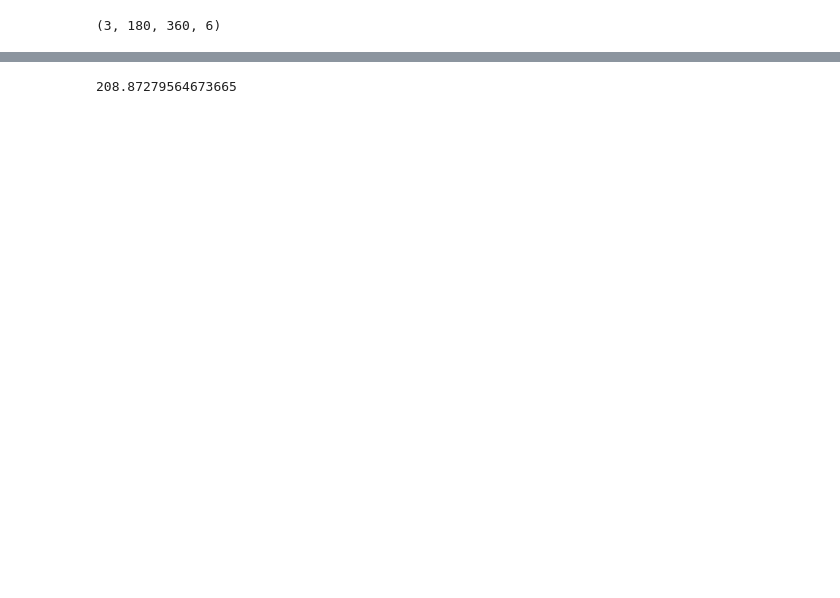
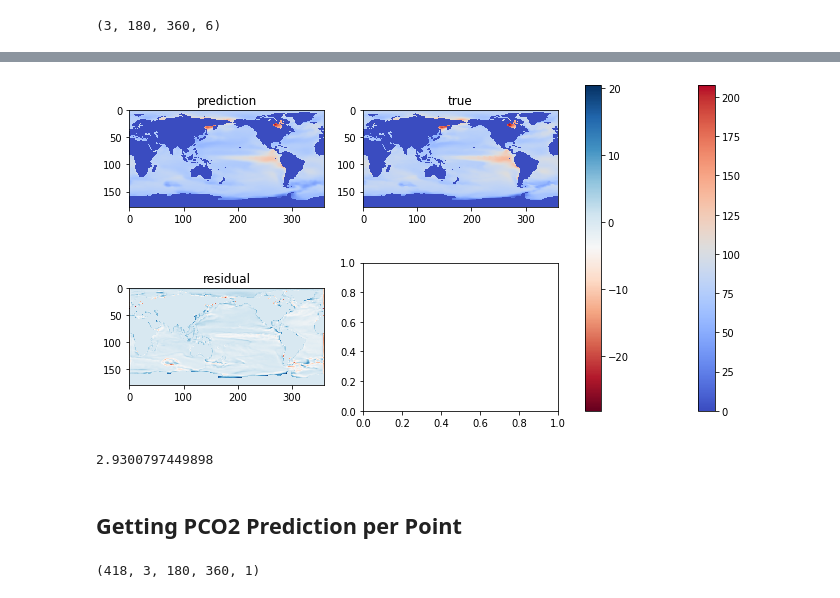
Before and after one commit to sk981102/ocean_co2, a Jupyter notebook: notebooks/cnn_lstm_base.ipynb, the cells around one changed output, grey strips where cells are left out. Saved outputs shown, nothing was run; the diff lists cells and outputs as text; code cells hidden in the pictures; blank space fills up the shorter version.

```diff
--- a/notebooks/cnn_lstm_base.ipynb
+++ b/notebooks/cnn_lstm_base.ipynb
@@ -74,12 +77,11 @@ def custom_rmse(y_true, y_pred):
     custom_rmse(y_true, y_pred)
     calculates root square mean value with focusing only on the ocean
     """
+    y_pred = y_pred[y_true != 0]
+    y_true = y_true[y_true != 0]
     y_pred = tf.convert_to_tensor(y_pred)
     y_true = tf.cast(y_true, y_pred.dtype)
 
-#     y_pred = y_pred[]
-#     y_true =
-
     return K.sqrt(K.mean(tf.math.squared_difference(y_pred, y_true), axis=-1))
 # %%
 from tensorflow import keras
@@ -189,4 +179,28 @@ plt.imshow(predicted_frames[0][0].reshape(6,180,360)[5],cmap="RdBu", interpolati
-# %%
-np.mean((X[0][1].reshape(6,180,360)[5]-predicted_frames[0][0].reshape(6,180,360)[5])**2)
-# %% [output]
-208.87279564673665
+# %%
+predicted_frames[y==0]=0.0
+# %%
+figure, axis = plt.subplots(2, 2,figsize=(12, 6))
+
+
+img=axis[0][0].imshow(np.flipud(predicted_frames[0][1]),cmap="coolwarm", interpolation="nearest")
+axis[0][0].set_title("prediction")
+plt.colorbar(img,ax=axis)
+
+img1=axis[0][1].imshow(np.flipud(y[0][1]),cmap="coolwarm", interpolation="nearest")
+axis[0][1].set_title("true")
+
+diff=np.flipud(np.squeeze(predicted_frames[0][0]-y[0][0]))
+img2=axis[1][0].imshow(diff,cmap="RdBu", interpolation="nearest")
+axis[1][0].set_title("residual")
+plt.colorbar(img2,ax=axis)
+
+plt.show()
+# %% [output]
+[figure, added]
+# %%
+# RMSE of pco2
+np.sqrt(np.mean((predicted_frames-y)**2))
+# %% [output]
+2.9300797449898
+# %% [markdown]
+## Getting PCO2 Prediction per Point
@@ -192,0 +222,6 @@ np.mean((X[0][1].reshape(6,180,360)[5]-predicted_frames[0][0].reshape(6,180,360)
+# %%
+tmp=np.nan_to_num(pco2.pCO2.data[X_index][1:])
+actual_y=np.expand_dims(tmp,axis=4)
+actual_y.shape
+# %% [output]
+(418, 3, 180, 360, 1)
```
Also changed, not shown: parts of 14 cells of this notebook, 3 other files.
